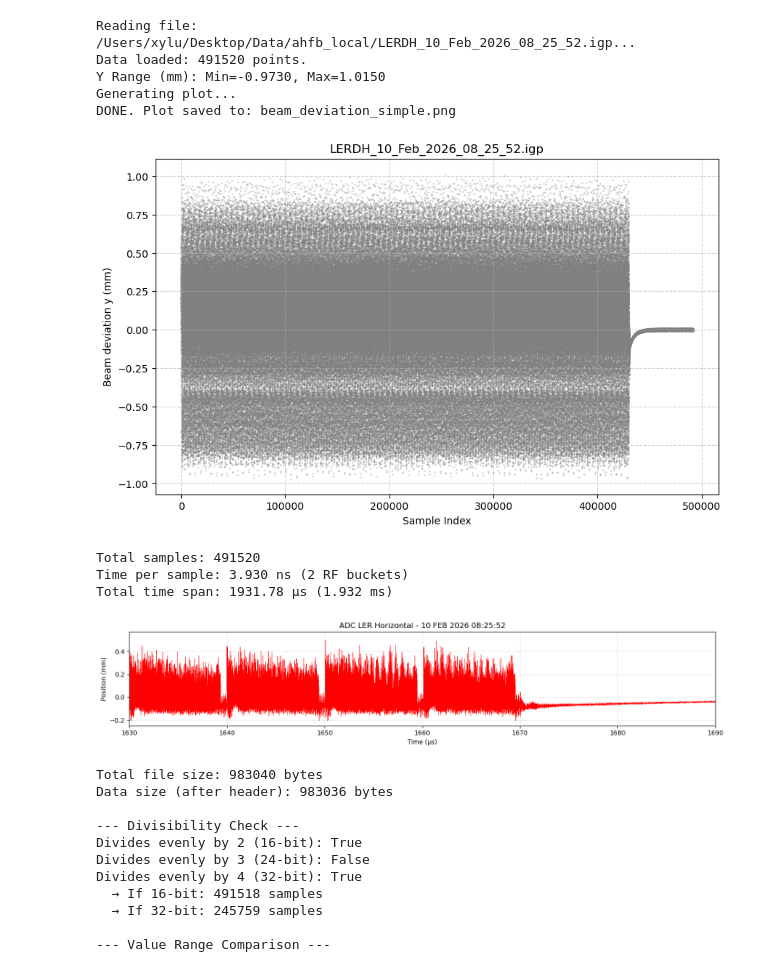
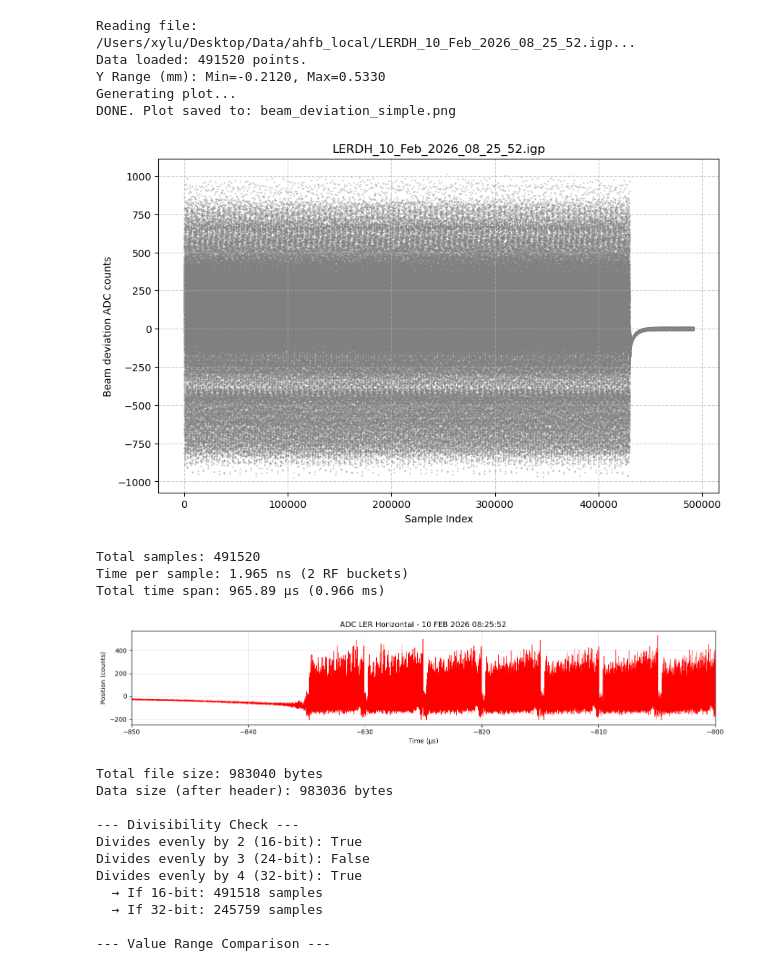
Before and after one commit to xylulu/SBL_code, a Jupyter notebook: read_igp_try.ipynb, the cells around one changed output. Cells and saved outputs as stored; diff of their text form; code cells hidden in the pictures.

```diff
--- a/read_igp_try.ipynb
+++ b/read_igp_try.ipynb
@@ -30,7 +30,7 @@ def create_plot(filename):
 
     # 2. Scaling
     # Converting counts to mm (Assumption: 1 count = 1 nm -> 0.000001 mm)
-    y = raw_y * 0.001
+    # y = raw_y * 0.001
 
     # DEBUG: Print range to ensure values make sense
     print(f"Y Range (mm): Min={np.min(y):.4f}, Max={np.max(y):.4f}")
@@ -46,9 +46,9 @@ def create_plot(filename):
     ax.set_title(os.path.basename(filename))
 
     # CRITICAL FIX: rasterized=True prevents OverflowError/Memory crashes for large data
-    ax.scatter(x, y, color='grey', marker = "o",alpha=0.8, s=0.1, rasterized=True)
+    ax.scatter(x, raw_y, color='grey', marker = "o",alpha=0.8, s=0.1, rasterized=True)
 
-    ax.set_ylabel('Beam deviation y (mm)')
+    ax.set_ylabel('Beam deviation ADC counts')
     ax.set_xlabel('Sample Index')
     ax.grid(True, linestyle='--', alpha=0.6)
 
@@ -69,50 +69,51 @@ create_plot(file_path)
 # %% [output]
 Reading file: /Users/xylu/Desktop/Data/ahfb_local/LERDH_10_Feb_2026_08_25_52.igp...
 Data loaded: 491520 points.
-Y Range (mm): Min=-0.9730, Max=1.0150
+Y Range (mm): Min=-0.2120, Max=0.5330
 Generating plot...
 DONE. Plot saved to: beam_deviation_simple.png
-[figure, old version]
+[figure, new version]
 # %%
 file_path = "/Users/xylu/Desktop/Data/ahfb_local/LERUH_10_Feb_2026_08_25_52.igp"
 
 import numpy as np
 import matplotlib.pyplot as plt
 
 # 1. Load Data
 # The file is a continuous stream of bunches (16-bit signed integers, no header).
 data = np.fromfile(file_path, dtype='<i2')
 
 # 2. Convert to position in mm
-y = data * 0.001
+# y = data * 0.001
 
 # 3. Time axis calculation
 # Two consecutive data points are 2 RF buckets apart
 # RF frequency: 508.876 MHz -> 1 RF bucket = 1/508.876e6 seconds
 rf_freq = 508.876e6  # Hz
 time_per_bucket = 1 / rf_freq  # seconds
-time_per_sample = 2 * time_per_bucket  # 2 buckets between samples
+time_per_sample = time_per_bucket  # 2 buckets between samples
 x = np.arange(len(data)) * time_per_sample * 1e6  # Convert to microseconds
+x_flipped_shifted = -x
 
 print(f"Total samples: {len(data)}")
 print(f"Time per sample: {time_per_sample*1e9:.3f} ns (2 RF buckets)")
 print(f"Total time span: {x[-1]:.2f} µs ({x[-1]/1000:.3f} ms)")
 
 # 4. Plot full dataset
 plt.figure(figsize=(14, 3))
-plt.plot(x, y, color='red', linewidth=0.5)
-plt.xlim(1630, 1690)
+plt.plot(x_flipped_shifted, data, color='red', linewidth=0.5)
+plt.xlim(-850, -800)
 plt.title("ADC LER Horizontal - 10 FEB 2026 08:25:52")
 plt.xlabel("Time (µs)")
-plt.ylabel("Position (mm)")
+plt.ylabel("Position (counts)")
 plt.grid(True, alpha=0.3)
 plt.tight_layout()
 plt.show()
 # %% [output]
 Total samples: 491520
-Time per sample: 3.930 ns (2 RF buckets)
-Total time span: 1931.78 µs (1.932 ms)
+Time per sample: 1.965 ns (2 RF buckets)
+Total time span: 965.89 µs (0.966 ms)
-[figure, old version]
+[figure, new version]
 # %%
 # DIAGNOSTIC: Determine if file is 16-bit, 24-bit, or 32-bit
 file_path = "/Users/xylu/Desktop/Data/ahfb_local/LERUH_10_Feb_2026_08_25_52.igp"
```
Also changed, not shown: 1 other file.
